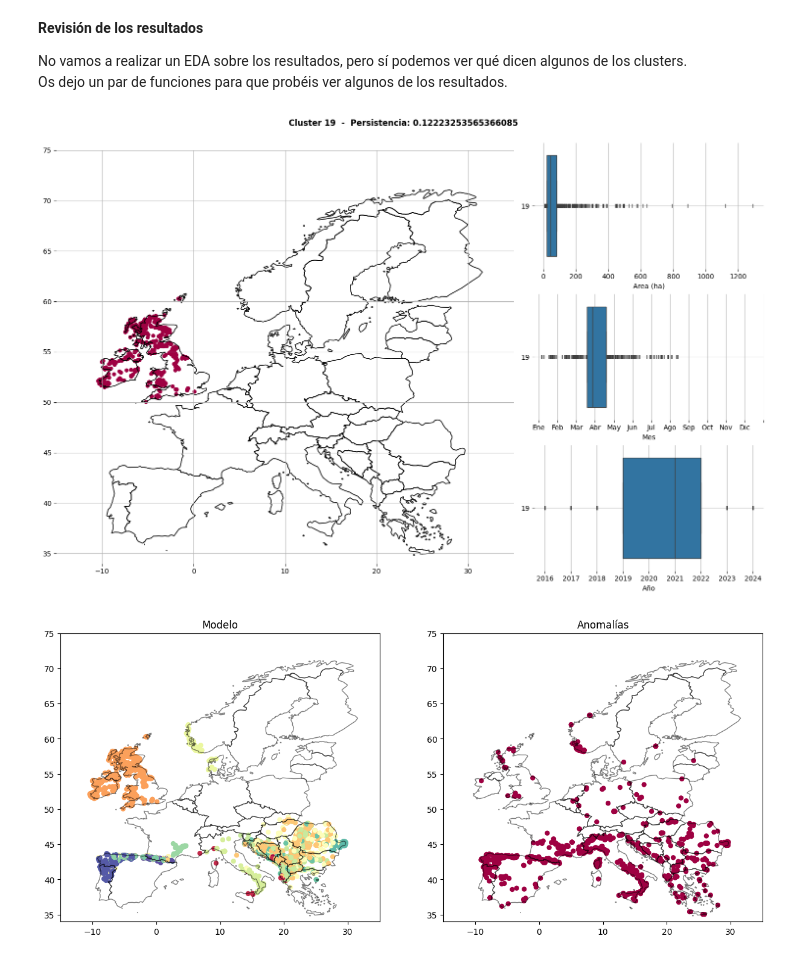
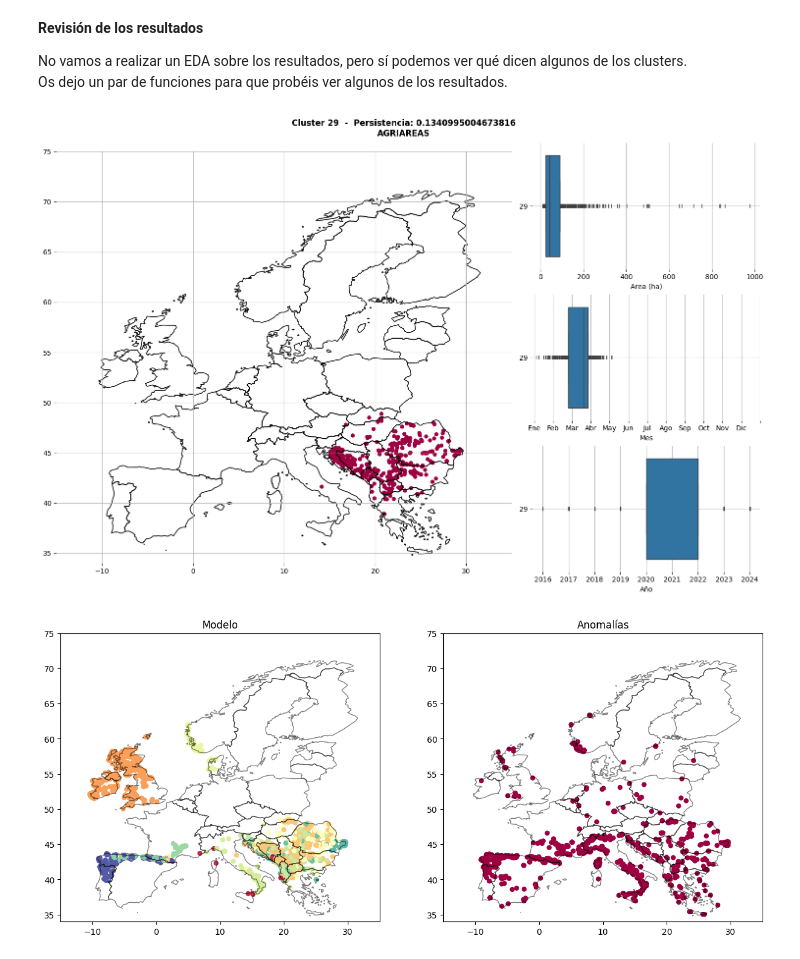
Before and after one commit to vrieraj/ML_EFFIS, a Jupyter notebook: main.ipynb, the cells around one changed output. Cells and saved outputs as stored; diff of their text form; code cells hidden in the pictures.

```diff
--- a/main.ipynb
+++ b/main.ipynb
@@ -30,7 +30,7 @@ Estos archivos se descargan en formato zip y se deben descomprimir en la carpeta
 - [Countries](https://gisco-services.ec.europa.eu/distribution/v2/countries/shp/CNTR_RG_20M_2024_4326.shp.zip)
 # %%
 # Antes de nada crearemos la carpeta en dónde guardaremos los datos (incluida en .gitignore)
-data_directory = './src/data_sample'
+data_directory = './src/data_sample/shp'
 os.makedirs(data_directory, exist_ok=True)
 
 # Descagar de datos (< 200 MB en total)
@@ -647,11 +647,11 @@ Os dejo un par de funciones para que probéis ver algunos de los resultados.
 # %%
 # Detalles de los clusters, también pueden verse las anomalías con el cluster -1
 # Aunque por supuesto el dato de persistencia es erróneo debido a que no es un cluster en sí, si no incendios sin clasificar
 
-cluster = 19
+cluster = 29
 detalle_cluster(scan, df, cluster, countries)
 # %% [output]
-[figure, old version]
+[figure, new version]
 # %%
 # Y también podemos comparar clusters por estacionalidad
 # Para ello especifica el inicio y final del período que quieres comprobar en días julianos
```
Also changed, not shown: 3 other files.
